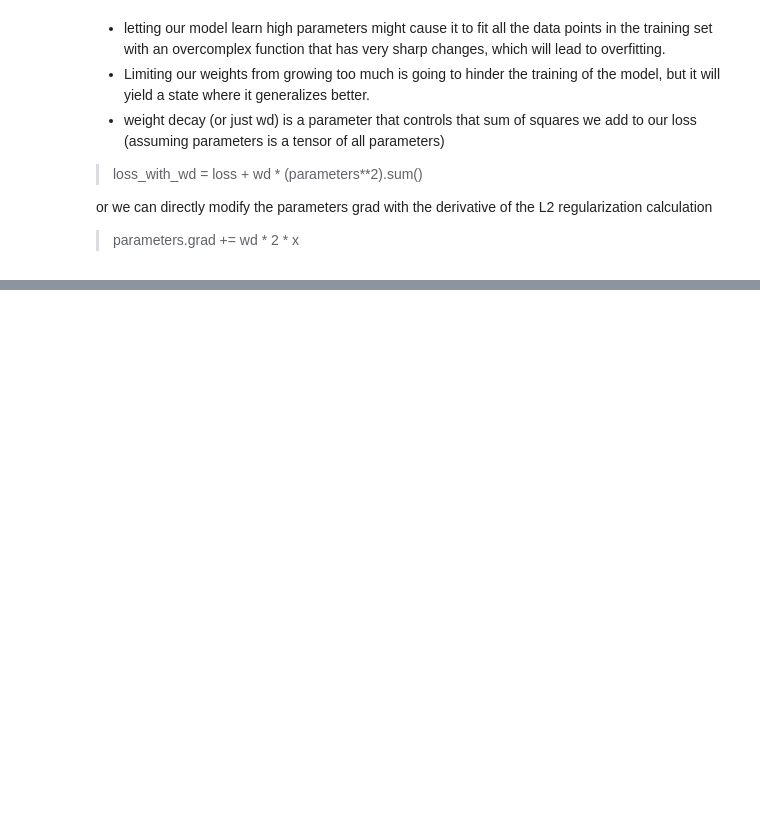
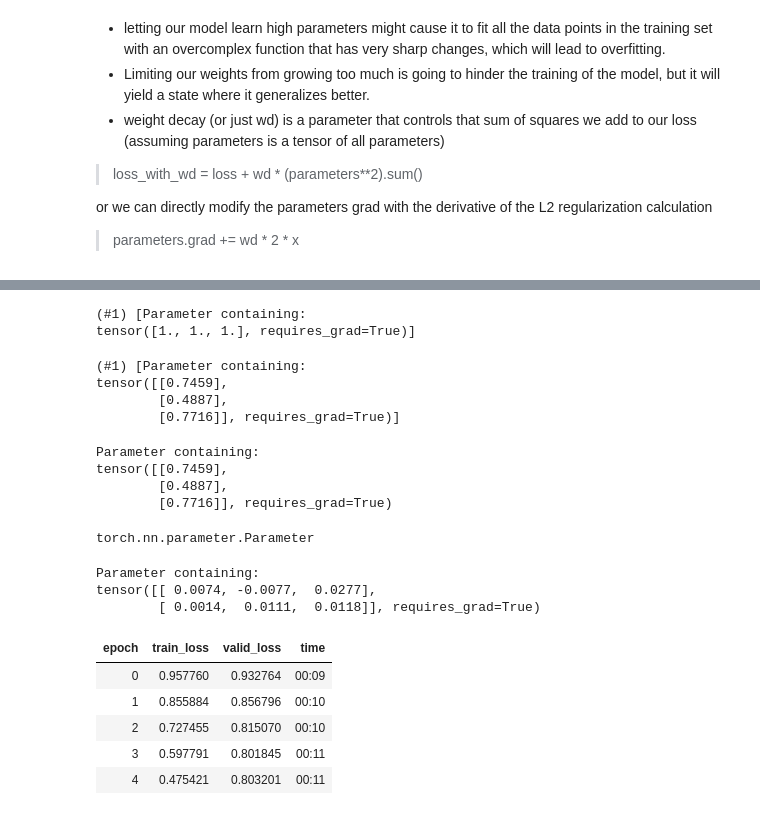
Before and after one commit to AgastyaPatel/FastAI-course, a Jupyter notebook: fastbook-solved/07-collaborative-filtering-movielens-recommendation.ipynb, the cells around one changed output, grey strips where cells are left out. Drawn from its saved outputs; the diff is of its cells as text; code cells hidden in the pictures; blank space fills up the shorter version.

```diff
--- a/fastbook-solved/07-collaborative-filtering-movielens-recommendation.ipynb
+++ b/fastbook-solved/07-collaborative-filtering-movielens-recommendation.ipynb
@@ -267,0 +270,36 @@ learn.fit_one_cycle(5, 5e-3, wd=0.05)
+# %%
+class T(Module):
+    def __init__(self): self.a = nn.Parameter(torch.ones(3))
+
+L(T().parameters())
+# %% [output]
+(#1) [Parameter containing:
+tensor([1., 1., 1.], requires_grad=True)]
+# %%
+class T(Module):
+    def __init__(self): self.a = nn.Linear(1,3, bias = False)
+
+t = T()
+L(t.parameters())
+# %% [output]
+(#1) [Parameter containing:
+tensor([[0.7459],
+        [0.4887],
+        [0.7716]], requires_grad=True)]
+# %%
+print(t.a.weight)
+type(t.a.weight)
+# %% [output]
+Parameter containing:
+tensor([[0.7459],
+        [0.4887],
+        [0.7716]], requires_grad=True)
+torch.nn.parameter.Parameter
+# %%
+def create_params(size):
+    return nn.Parameter(torch.zeros(*size).normal_(0, 0.01))
+create_params((2,3))
+# %% [output]
+Parameter containing:
+tensor([[ 0.0074, -0.0077,  0.0277],
+        [ 0.0014,  0.0111,  0.0118]], requires_grad=True)
@@ -267,0 +321,11 @@ learn.fit_one_cycle(5, 5e-3, wd=0.05)
+# %%
+model = DotProductBias(n_users, n_movies, 50)
+learn = Learner(dls, model, loss_func=MSELossFlat())
+learn.fit_one_cycle(5, 5e-3, wd=0.1)
+# %% [output]
+| epoch | train_loss | valid_loss | time |
+| 0 | 0.957760 | 0.932764 | 00:09 |
+| 1 | 0.855884 | 0.856796 | 00:10 |
+| 2 | 0.727455 | 0.815070 | 00:10 |
+| 3 | 0.597791 | 0.801845 | 00:11 |
+| 4 | 0.475421 | 0.803201 | 00:11 |
```
Also changed, not shown: parts of 34 cells of this notebook.
